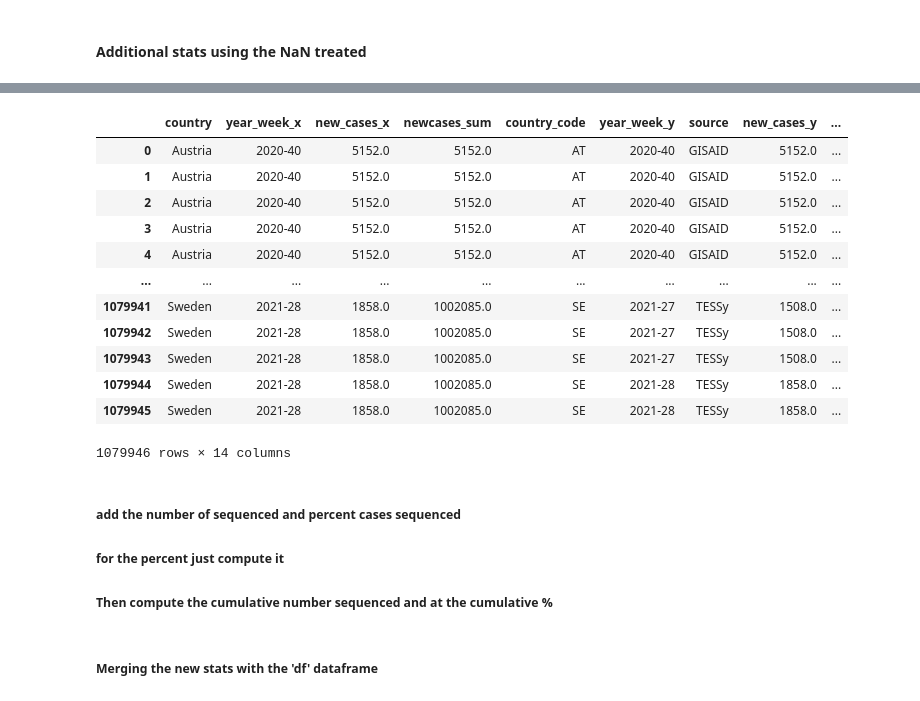
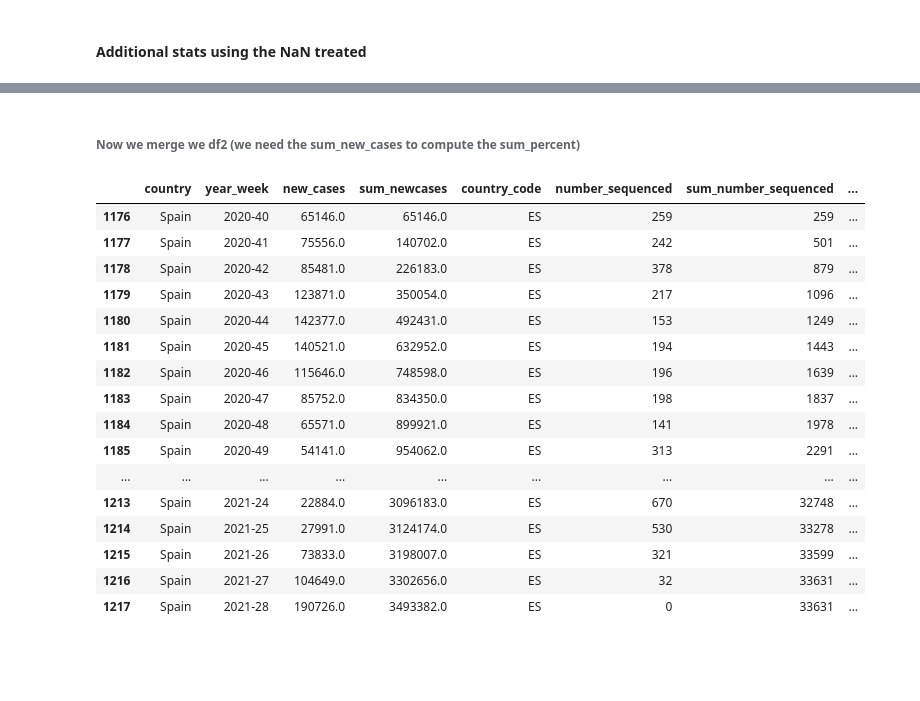
Before and after one commit to AdrienOliva/DS_Exercice, a Jupyter notebook: COVID_World.ipynb, the cells around one changed output, grey strips where cells are left out. Cells and saved outputs as stored; diff of their text form; code cells hidden in the pictures; blank space fills up the shorter version.

```diff
--- a/COVID_World.ipynb
+++ b/COVID_World.ipynb
@@ -39,3 +62,3 @@ df2.reset_index(inplace = True)
 # %%
-#Compute the cumulative amount of cases per week and per country
-df2["newcases_sum"] = df2.groupby(['country'])['new_cases'].apply(lambda x: x.cumsum())
+df2["sum_newcases"] = df2.groupby(['country'])['new_cases'].apply(lambda x: x.cumsum())
+df2[(df2.country=="Spain")]
@@ -79,6 +87,7 @@ df.sort_values(['country', 'year_week'])
 # %%
-#vv = df.set_index(["country","year_week"]).drop_duplicates(subset=['country', 'year_week']keep='first').sort_index()
-#xx = df[["country","year_week","number_sequenced"]].groupby(['country','year_week']).mean()
-vv = df.drop_duplicates(subset=['country', 'year_week'],keep='first').sort_index()
-vv
+df_tmp = df.drop_duplicates(subset=['country', 'year_week'],keep='first').sort_index()
+df_tmp.drop(['valid_denominator', 'variant', 'source','number_detections_variant', 'percent_variant','percent_cases_sequenced'], axis = 1,inplace = True)
+df_tmp['sum_number_sequenced'] = df_tmp.groupby(['country'])['number_sequenced'].apply(lambda x: x.cumsum())
+df_tmp['new_cases'] = df_tmp['new_cases'].fillna(value=0)
+df_tmp[(df_tmp.country=="Spain")]
 # %% [output]
@@ -98,23 +111,27 @@ vv
+# %% [markdown]
+###### Now we merge we df2 (we need the sum_new_cases to compute the sum_percent)
 # %%
-xxx = pd.merge(left=df2, right=df, left_on=['country'], right_on=['country'])
-xxx
+df_sum = pd.merge(left=df2, right=df_tmp, left_on=['country','year_week'], right_on=['country','year_week'], how='left')
+df_sum.drop(['new_cases_y'], axis = 1, inplace = True)
+df_sum.rename(columns = {'new_cases_x':'new_cases'}, inplace = True)
+df_sum['sum_pct'] = df_sum['sum_number_sequenced'] * 100 / df_sum['sum_newcases']
+df_sum['pct_pw'] = df_sum['number_sequenced'] * 100 / df_sum['new_cases']
+df_sum[(df_sum.country=="Spain")]
 # %% [output]
-|  | country | year_week_x | new_cases_x | newcases_sum | country_code | year_week_y | source | new_cases_y | ... |
-| 0 | Austria | 2020-40 | 5152.0 | 5152.0 | AT | 2020-40 | GISAID | 5152.0 | ... |
-| 1 | Austria | 2020-40 | 5152.0 | 5152.0 | AT | 2020-40 | GISAID | 5152.0 | ... |
-| 2 | Austria | 2020-40 | 5152.0 | 5152.0 | AT | 2020-40 | GISAID | 5152.0 | ... |
-| 3 | Austria | 2020-40 | 5152.0 | 5152.0 | AT | 2020-40 | GISAID | 5152.0 | ... |
-| 4 | Austria | 2020-40 | 5152.0 | 5152.0 | AT | 2020-40 | GISAID | 5152.0 | ... |
-| ... | ... | ... | ... | ... | ... | ... | ... | ... | ... |
-| 1079941 | Sweden | 2021-28 | 1858.0 | 1002085.0 | SE | 2021-27 | TESSy | 1508.0 | ... |
-| 1079942 | Sweden | 2021-28 | 1858.0 | 1002085.0 | SE | 2021-27 | TESSy | 1508.0 | ... |
-| 1079943 | Sweden | 2021-28 | 1858.0 | 1002085.0 | SE | 2021-27 | TESSy | 1508.0 | ... |
-| 1079944 | Sweden | 2021-28 | 1858.0 | 1002085.0 | SE | 2021-28 | TESSy | 1858.0 | ... |
-| 1079945 | Sweden | 2021-28 | 1858.0 | 1002085.0 | SE | 2021-28 | TESSy | 1858.0 | ... |
+|  | country | year_week | new_cases | sum_newcases | country_code | number_sequenced | sum_number_sequenced | ... |
+| 1176 | Spain | 2020-40 | 65146.0 | 65146.0 | ES | 259 | 259 | ... |
+| 1177 | Spain | 2020-41 | 75556.0 | 140702.0 | ES | 242 | 501 | ... |
+| 1178 | Spain | 2020-42 | 85481.0 | 226183.0 | ES | 378 | 879 | ... |
+| 1179 | Spain | 2020-43 | 123871.0 | 350054.0 | ES | 217 | 1096 | ... |
+| 1180 | Spain | 2020-44 | 142377.0 | 492431.0 | ES | 153 | 1249 | ... |
+| 1181 | Spain | 2020-45 | 140521.0 | 632952.0 | ES | 194 | 1443 | ... |
+| 1182 | Spain | 2020-46 | 115646.0 | 748598.0 | ES | 196 | 1639 | ... |
+| 1183 | Spain | 2020-47 | 85752.0 | 834350.0 | ES | 198 | 1837 | ... |
+| 1184 | Spain | 2020-48 | 65571.0 | 899921.0 | ES | 141 | 1978 | ... |
+| 1185 | Spain | 2020-49 | 54141.0 | 954062.0 | ES | 313 | 2291 | ... |
+| ... | ... | ... | ... | ... | ... | ... | ... | ... |
+| 1213 | Spain | 2021-24 | 22884.0 | 3096183.0 | ES | 670 | 32748 | ... |
+| 1214 | Spain | 2021-25 | 27991.0 | 3124174.0 | ES | 530 | 33278 | ... |
+| 1215 | Spain | 2021-26 | 73833.0 | 3198007.0 | ES | 321 | 33599 | ... |
+| 1216 | Spain | 2021-27 | 104649.0 | 3302656.0 | ES | 32 | 33631 | ... |
+| 1217 | Spain | 2021-28 | 190726.0 | 3493382.0 | ES | 0 | 33631 | ... |
-1079946 rows × 14 columns
-# %% [markdown]
-##### add the number of sequenced and percent cases sequenced
-##### for the percent just compute it
-##### Then compute the cumulative number sequenced and at the cumulative %
-# %% [markdown]
-##### Merging the new stats with the 'df' dataframe
```
Also changed, not shown: parts of 10 cells of this notebook.
